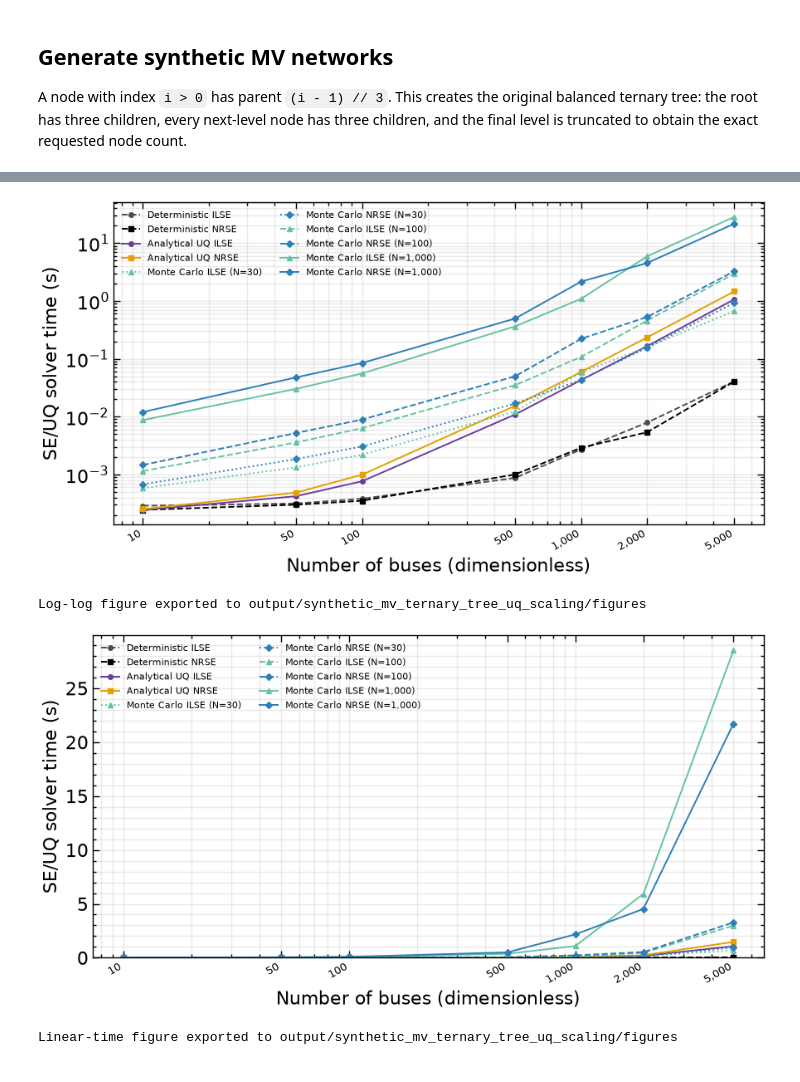
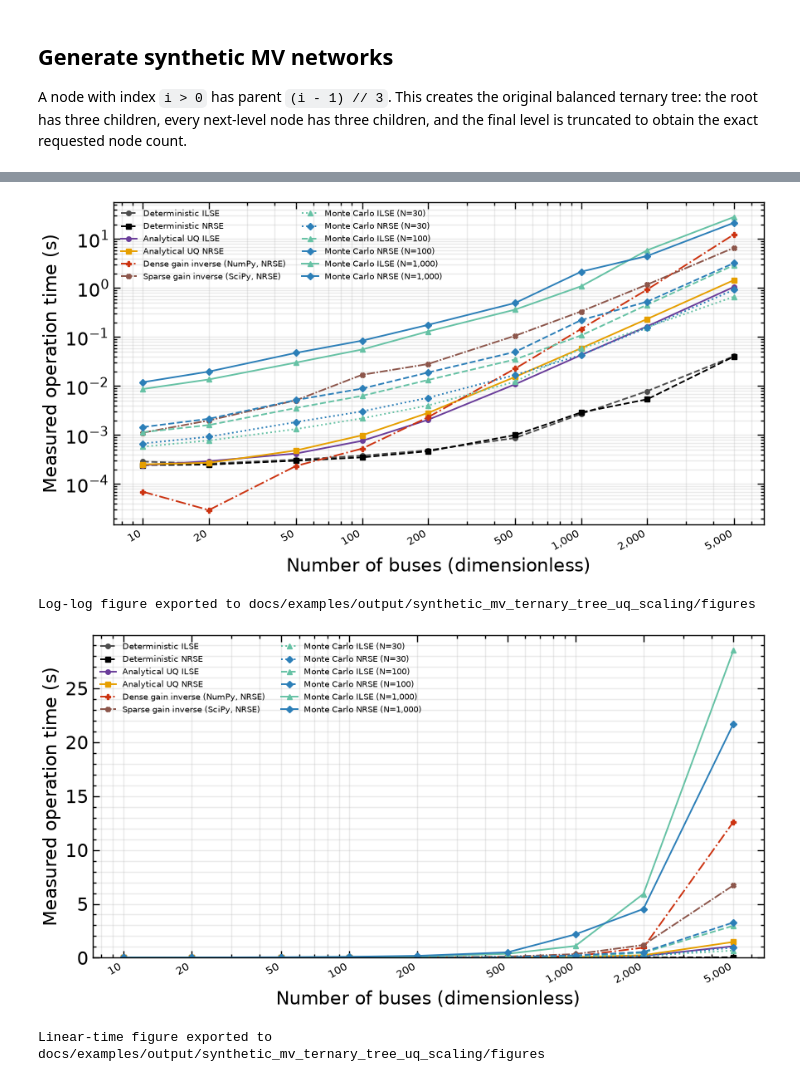
Before and after one commit to Plusero/power-grid-model, a Jupyter notebook: docs/examples/Synthetic MV Ternary Tree UQ Scaling Example.ipynb, the cells around one changed output, grey strips where cells are left out. Drawn from its saved outputs; the diff is of its cells as text; code cells hidden in the pictures.

Commit message:
add gain inv
Signed-off-by: jhe <JialinHe_Plusero@outlook.com>

```diff
--- a/docs/examples/Synthetic MV Ternary Tree UQ Scaling Example.ipynb
+++ b/docs/examples/Synthetic MV Ternary Tree UQ Scaling Example.ipynb
@@ -399,6 +879,8 @@ plot_specs = [
     ("Deterministic NRSE", "#000000", "--", "s"),
     ("Analytical UQ ILSE", "#6A3D9A", "-", "o"),
     ("Analytical UQ NRSE", "#E69F00", "-", "s"),
+    ("Dense gain inverse (NumPy, NRSE)", "#CC3311", "-.", "P"),
+    ("Sparse gain inverse (SciPy, NRSE)", "#8C564B", (0, (5, 1, 1, 1)), "X"),
 ]
 for sample_count, line_style in [(30, ":"), (100, "--"), (1_000, "-")]:
     plot_specs.extend(
@@ -410,10 +892,14 @@ for sample_count, line_style in [(30, ":"), (100, "--"), (1_000, "-")]:
 
 
 def plot_scaling_figure(scale_name, use_log_y, file_stem):
-    with plt.style.context(plot_style), plt.rc_context({"text.usetex": False}):
+    with plt.style.context(plot_style), plt.rc_context({"text.usetex": False, "savefig.bbox": None}):
         figure, axis = plt.subplots(figsize=(9.0, 4.8))
         for method_name, color, line_style, marker in plot_specs:
-            subset = timing_results[timing_results["method"] == method_name].sort_values("buses")
+            subset = (
+                timing_results[timing_results["method"] == method_name]
+                .dropna(subset=["median time [s]"])
+                .sort_values("buses")
+            )
             axis.plot(
                 subset["buses"],
                 subset["median time [s]"],
@@ -426,37 +912,37 @@ def plot_scaling_figure(scale_name, use_log_y, file_stem):
             )
         axis.set_xscale("log")
         if use_log_y:
             axis.set_yscale("log")
         else:
             axis.set_ylim(0, timing_results["median time [s]"].max() * 1.05)
         axis.set_xlabel("Number of buses (dimensionless)")
-        axis.set_ylabel("SE/UQ solver time (s)")
+        axis.set_ylabel("Measured operation time (s)")
         axis.set_xticks(node_counts)
         axis.set_xticklabels([f"{count:,}" for count in node_counts])
         plt.setp(axis.get_xticklabels(), rotation=30, ha="right", fontsize=9)
-        axis.grid(True, which="both", alpha=0.25)
-        axis.legend(fontsize=8, ncol=2)
+        axis.grid(visible=True, which="both", alpha=0.25)
+        axis.legend(fontsize=7, ncol=2)
         figure.tight_layout()
         figure.savefig(figure_directory / f"{file_stem}.pdf")
         figure.savefig(figure_directory / f"{file_stem}.svg")
         figure.savefig(figure_directory / f"{file_stem}.png", dpi=300)
         plt.show()
         plt.close(figure)
         print(f"{scale_name} figure exported to {figure_directory}")
 
 
 plot_scaling_figure(
     "Log-log",
     use_log_y=True,
     file_stem="synthetic_mv_ternary_tree_uq_scaling",
 )
 plot_scaling_figure(
     "Linear-time",
     use_log_y=False,
     file_stem="synthetic_mv_ternary_tree_uq_scaling_linear_scale",
 )
 # %% [output]
-[figure, old version]
+[figure, new version]
-Log-log figure exported to output/synthetic_mv_ternary_tree_uq_scaling/figures
+Log-log figure exported to docs/examples/output/synthetic_mv_ternary_tree_uq_scaling/figures
-[figure, old version]
+[figure, new version]
-Linear-time figure exported to output/synthetic_mv_ternary_tree_uq_scaling/figures
+Linear-time figure exported to docs/examples/output/synthetic_mv_ternary_tree_uq_scaling/figures
```
Also changed, not shown: parts of 10 cells of this notebook, 11 other files.
